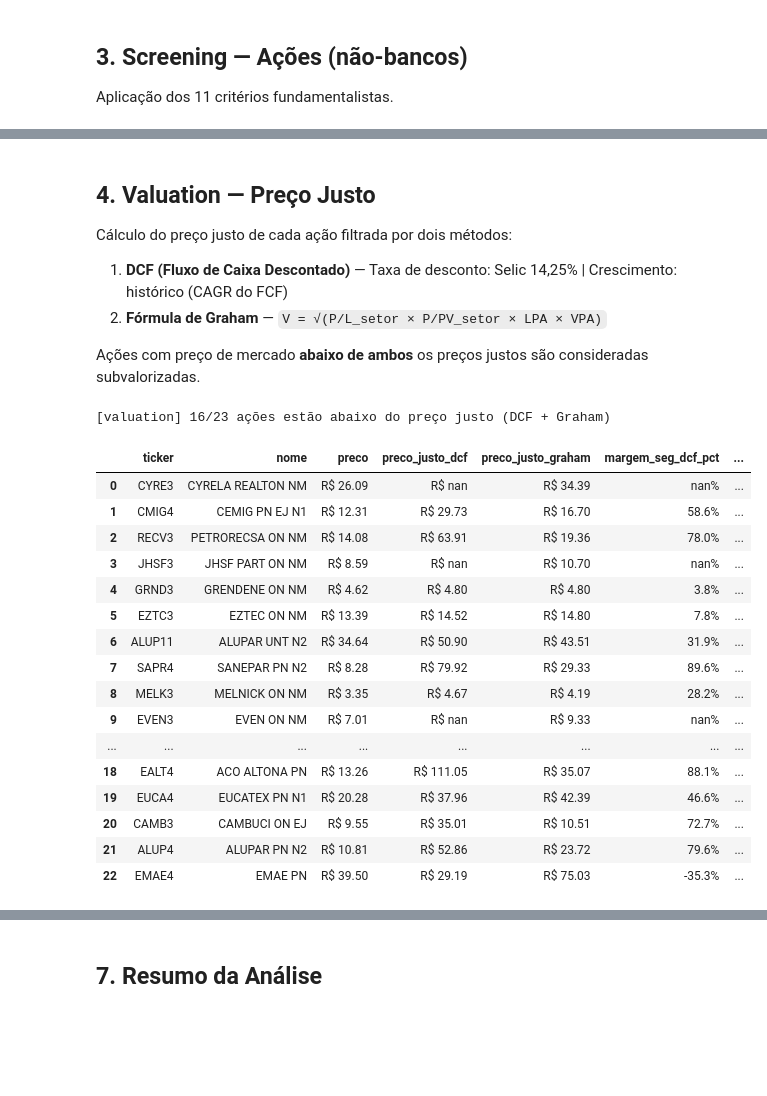
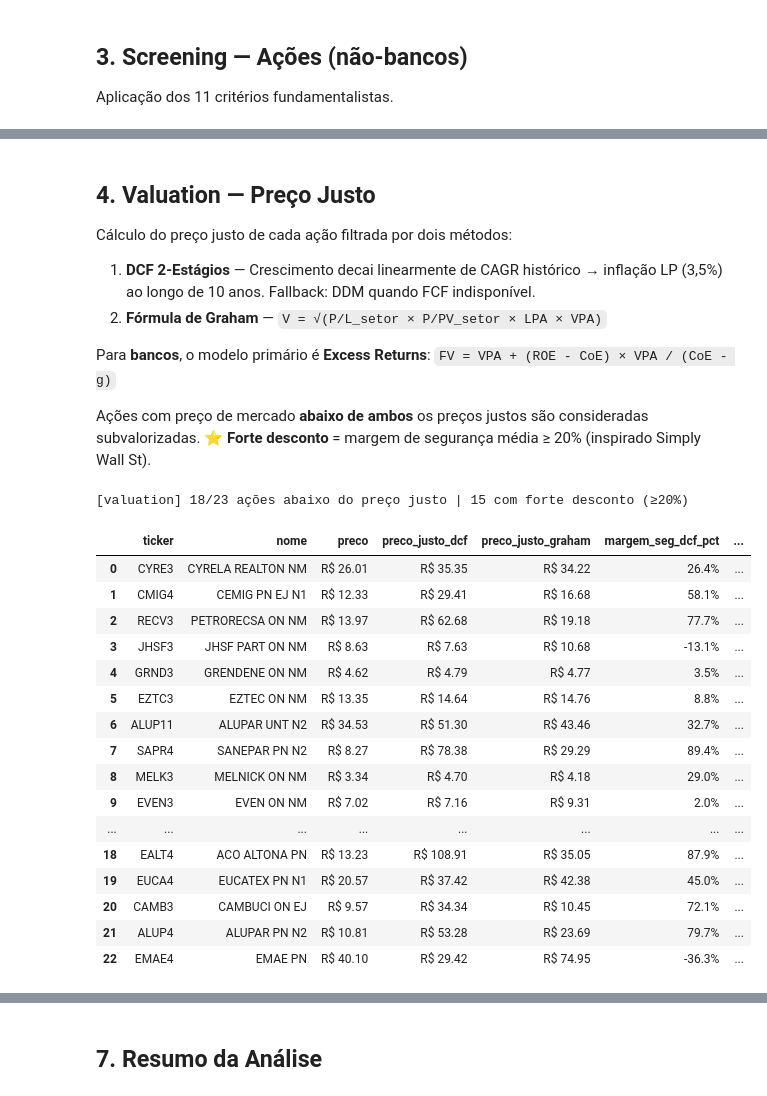
Before and after one commit to alisson446/stock-analysis, a Jupyter notebook: analysis.ipynb, the cells around one changed output, grey strips where cells are left out. Saved outputs shown, nothing was run; the diff lists cells and outputs as text; code cells hidden in the pictures; blank space fills up the shorter version.

```diff
--- a/analysis.ipynb
+++ b/analysis.ipynb
@@ -100,7 +102,7 @@ numeric_cols = [
     'preco', 'pl', 'pvp', 'margem_ebit_pct', 'margem_liquida_pct',
     'dl_ebit', 'dl_pl', 'roe_pct', 'liquidez_corrente', 'passivos_ativos',
     'liq_media_diaria', 'lpa', 'vpa', 'dy_pct', 'divida_liquida', 'ebit',
-    'fcf_latest', 'shares_outstanding'
+    'fcf_latest', 'shares_outstanding', 'dividend_rate'
 ]
 
 stock_fundamentals_clean = stock_fundamentals.copy()
@@ -149,43 +134,46 @@ else:
 ## 4. Valuation — Preço Justo
 
 Cálculo do preço justo de cada ação filtrada por dois métodos:
-1. **DCF (Fluxo de Caixa Descontado)** — Taxa de desconto: Selic 14,25% | Crescimento: histórico (CAGR do FCF)
+1. **DCF 2-Estágios** — Crescimento decai linearmente de CAGR histórico → inflação LP (3,5%) ao longo de 10 anos. Fallback: DDM quando FCF indisponível.
 2. **Fórmula de Graham** — `V = √(P/L_setor × P/PV_setor × LPA × VPA)`
 
+Para **bancos**, o modelo primário é **Excess Returns**: `FV = VPA + (ROE - CoE) × VPA / (CoE - g)`
+
 Ações com preço de mercado **abaixo de ambos** os preços justos são consideradas subvalorizadas.
+⭐ **Forte desconto** = margem de segurança média ≥ 20% (inspirado Simply Wall St).
 # %%
-# Calcular valuation (DCF + Graham) para ações filtradas
+# Calcular valuation (DCF 2-estágios + Graham) para ações filtradas
 if len(filtered_stocks) > 0:
-    valued_stocks = valuation.apply_valuation(filtered_stocks, stock_fundamentals_clean)
+    valued_stocks = valuation.apply_valuation(filtered_stocks, stock_fundamentals_clean, model='stock')
 
     val_cols = ['ticker', 'nome', 'preco', 'preco_justo_dcf', 'preco_justo_graham',
-                'margem_seg_dcf_pct', 'margem_seg_graham_pct', 'undervalued']
+                'margem_seg_dcf_pct', 'margem_seg_graham_pct', 'undervalued', 'forte_desconto']
     display(valued_stocks[val_cols].style.format({
         'preco': 'R$ {:.2f}',
         'preco_justo_dcf': 'R$ {:.2f}',
         'preco_justo_graham': 'R$ {:.2f}',
         'margem_seg_dcf_pct': '{:.1f}%',
         'margem_seg_graham_pct': '{:.1f}%',
     }))
 else:
     valued_stocks = pd.DataFrame()
     print("⚠️ Nenhuma ação para avaliar.")
 # %% [output]
-[valuation] 16/23 ações estão abaixo do preço justo (DCF + Graham)
+[valuation] 18/23 ações abaixo do preço justo | 15 com forte desconto (≥20%)
 |  | ticker | nome | preco | preco_justo_dcf | preco_justo_graham | margem_seg_dcf_pct | ... |
-| 0 | CYRE3 | CYRELA REALTON NM | R$ 26.09 | R$ nan | R$ 34.39 | nan% | ... |
-| 1 | CMIG4 | CEMIG PN EJ N1 | R$ 12.31 | R$ 29.73 | R$ 16.70 | 58.6% | ... |
-| 2 | RECV3 | PETRORECSA ON NM | R$ 14.08 | R$ 63.91 | R$ 19.36 | 78.0% | ... |
-| 3 | JHSF3 | JHSF PART ON NM | R$ 8.59 | R$ nan | R$ 10.70 | nan% | ... |
-| 4 | GRND3 | GRENDENE ON NM | R$ 4.62 | R$ 4.80 | R$ 4.80 | 3.8% | ... |
-| 5 | EZTC3 | EZTEC ON NM | R$ 13.39 | R$ 14.52 | R$ 14.80 | 7.8% | ... |
-| 6 | ALUP11 | ALUPAR UNT N2 | R$ 34.64 | R$ 50.90 | R$ 43.51 | 31.9% | ... |
-| 7 | SAPR4 | SANEPAR PN N2 | R$ 8.28 | R$ 79.92 | R$ 29.33 | 89.6% | ... |
-| 8 | MELK3 | MELNICK ON NM | R$ 3.35 | R$ 4.67 | R$ 4.19 | 28.2% | ... |
-| 9 | EVEN3 | EVEN ON NM | R$ 7.01 | R$ nan | R$ 9.33 | nan% | ... |
+| 0 | CYRE3 | CYRELA REALTON NM | R$ 26.01 | R$ 35.35 | R$ 34.22 | 26.4% | ... |
+| 1 | CMIG4 | CEMIG PN EJ N1 | R$ 12.33 | R$ 29.41 | R$ 16.68 | 58.1% | ... |
+| 2 | RECV3 | PETRORECSA ON NM | R$ 13.97 | R$ 62.68 | R$ 19.18 | 77.7% | ... |
+| 3 | JHSF3 | JHSF PART ON NM | R$ 8.63 | R$ 7.63 | R$ 10.68 | -13.1% | ... |
+| 4 | GRND3 | GRENDENE ON NM | R$ 4.62 | R$ 4.79 | R$ 4.77 | 3.5% | ... |
+| 5 | EZTC3 | EZTEC ON NM | R$ 13.35 | R$ 14.64 | R$ 14.76 | 8.8% | ... |
+| 6 | ALUP11 | ALUPAR UNT N2 | R$ 34.53 | R$ 51.30 | R$ 43.46 | 32.7% | ... |
+| 7 | SAPR4 | SANEPAR PN N2 | R$ 8.27 | R$ 78.38 | R$ 29.29 | 89.4% | ... |
+| 8 | MELK3 | MELNICK ON NM | R$ 3.34 | R$ 4.70 | R$ 4.18 | 29.0% | ... |
+| 9 | EVEN3 | EVEN ON NM | R$ 7.02 | R$ 7.16 | R$ 9.31 | 2.0% | ... |
 | ... | ... | ... | ... | ... | ... | ... | ... |
-| 18 | EALT4 | ACO ALTONA PN | R$ 13.26 | R$ 111.05 | R$ 35.07 | 88.1% | ... |
-| 19 | EUCA4 | EUCATEX PN N1 | R$ 20.28 | R$ 37.96 | R$ 42.39 | 46.6% | ... |
-| 20 | CAMB3 | CAMBUCI ON EJ | R$ 9.55 | R$ 35.01 | R$ 10.51 | 72.7% | ... |
-| 21 | ALUP4 | ALUPAR PN N2 | R$ 10.81 | R$ 52.86 | R$ 23.72 | 79.6% | ... |
-| 22 | EMAE4 | EMAE PN | R$ 39.50 | R$ 29.19 | R$ 75.03 | -35.3% | ... |
+| 18 | EALT4 | ACO ALTONA PN | R$ 13.23 | R$ 108.91 | R$ 35.05 | 87.9% | ... |
+| 19 | EUCA4 | EUCATEX PN N1 | R$ 20.57 | R$ 37.42 | R$ 42.38 | 45.0% | ... |
+| 20 | CAMB3 | CAMBUCI ON EJ | R$ 9.57 | R$ 34.34 | R$ 10.45 | 72.1% | ... |
+| 21 | ALUP4 | ALUPAR PN N2 | R$ 10.81 | R$ 53.28 | R$ 23.69 | 79.7% | ... |
+| 22 | EMAE4 | EMAE PN | R$ 40.10 | R$ 29.42 | R$ 74.95 | -36.3% | ... |
```
Also changed, not shown: parts of 8 cells of this notebook, 3 other files.
